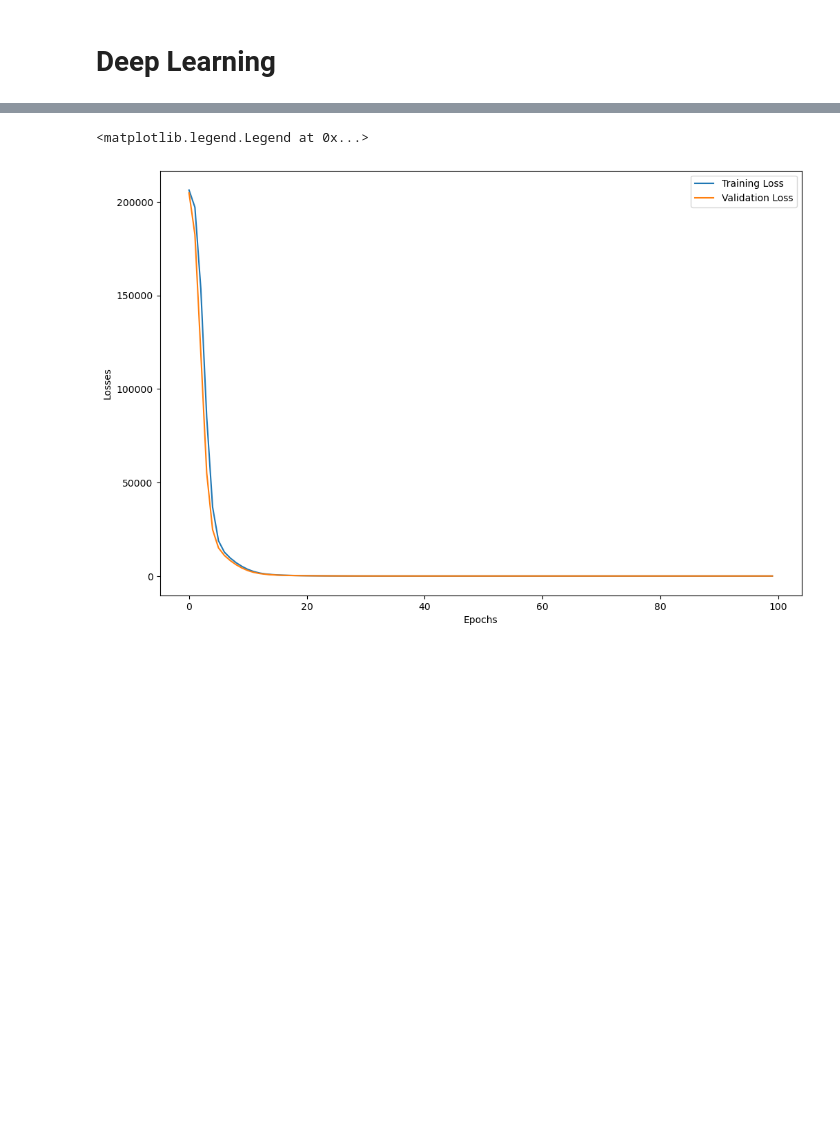
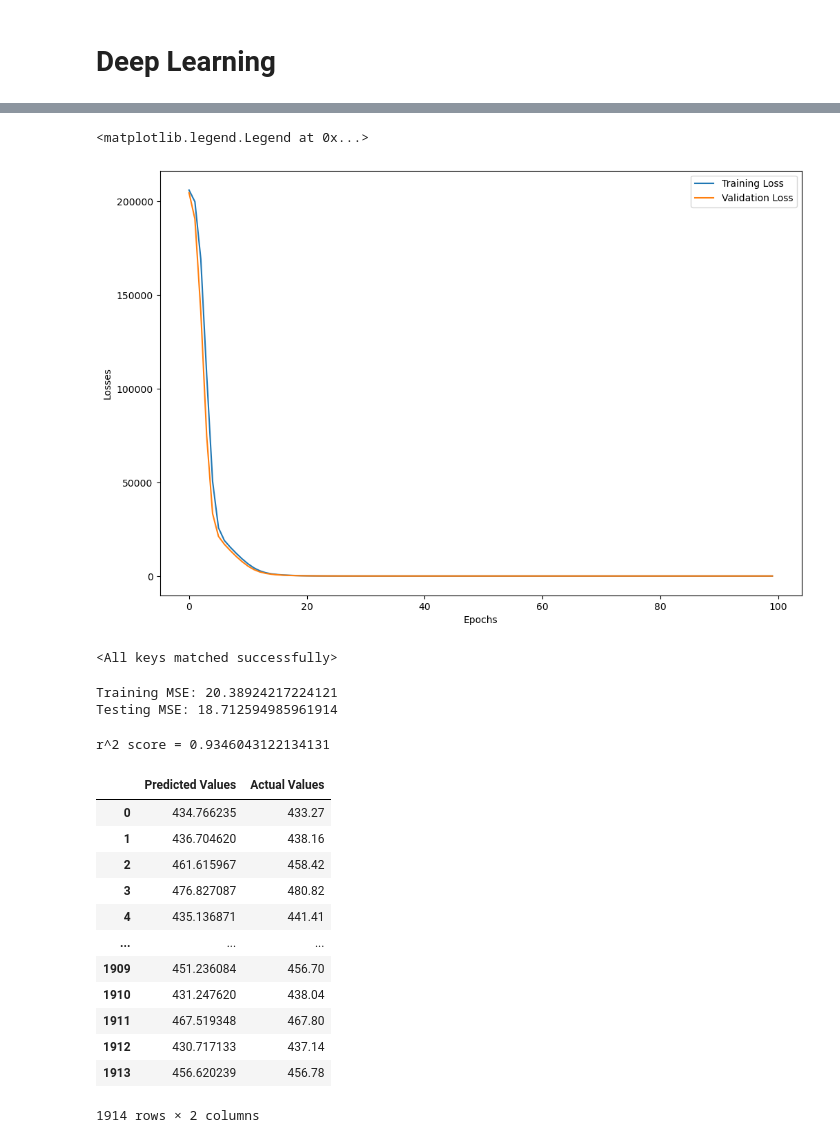
Before and after one commit to bikkey12/Deep-Learning, a Jupyter notebook: ANN_Regression.ipynb, the cells around one changed output, grey strips where cells are left out. Drawn from its saved outputs; the diff is of its cells as text; code cells hidden in the pictures; blank space fills up the shorter version.

Commit message:
Evaluation

```diff
--- a/ANN_Regression.ipynb
+++ b/ANN_Regression.ipynb
@@ -129,6 +129,8 @@ optimizer = optim.Adam(model.parameters())
 # Train the ANN
 train_losses = []
 val_losses = []
+
+best_val_loss = float("inf")
 
 epochs = 100
 
@@ -153,6 +155,7 @@ for epoch in range(epochs):
 
 
     # Validation
+    model.eval()
     running_val_loss = 0.0
 
     with torch.no_grad():  # no gradients compute
@@ -165,4 +168,8 @@ for epoch in range(epochs):
     val_losses.append(epoch_val_loss)
 
     print(f"epoch {epoch+1}/{epochs} ==> train loss = ${epoch_train_loss} & val loss = {epoch_val_loss}")
+
+    if epoch_val_loss < best_val_loss:
+        best_val_loss = epoch_val_loss
+        torch.save(model.state_dict(), "best_model.pt")  # .pt or .pth
 # %% [output]
@@ -201,4 +208,50 @@ plt.ylabel("Losses")
 plt.legend()
 # %% [output]
 <matplotlib.legend.Legend at 0x...>
-[figure, old version]
+[figure, new version]
+# %%
+# Loading the bst model
+model.load_state_dict(torch.load("best_model.pt"))
+# %% [output]
+<All keys matched successfully>
+# %%
+# Evaluation
+
+model.eval()
+with torch.no_grad():
+    train_preds = model(X_train_tensor)
+    test_preds = model(X_test_tensor)
+
+    train_mse_loss = crietrion(train_preds, y_train_tensor)
+    test_mse_loss = crietrion(test_preds, y_test_tensor)
+
+print("Training MSE:", train_mse_loss.item())
+print("Testing MSE:", test_mse_loss.item())
+# %% [output]
+Training MSE: 20.38924217224121
+Testing MSE: 18.712594985961914
+# %%
+from sklearn.metrics import r2_score
+
+print("r^2 score =", r2_score(y_test, test_preds))
+# %% [output]
+r^2 score = 0.9346043122134131
+# %%
+predicted_df = pd.DataFrame(test_preds.numpy(), columns=["Predicted Values"])
+actual_df = pd.DataFrame(y_test.values, columns=["Actual Values"])
+
+pd.concat([predicted_df, actual_df], axis=1)
+# %% [output]
+|  | Predicted Values | Actual Values |
+| 0 | 434.766235 | 433.27 |
+| 1 | 436.704620 | 438.16 |
+| 2 | 461.615967 | 458.42 |
+| 3 | 476.827087 | 480.82 |
+| 4 | 435.136871 | 441.41 |
+| ... | ... | ... |
+| 1909 | 451.236084 | 456.70 |
+| 1910 | 431.247620 | 438.04 |
+| 1911 | 467.519348 | 467.80 |
+| 1912 | 430.717133 | 437.14 |
+| 1913 | 456.620239 | 456.78 |
+1914 rows × 2 columns
```
Also changed, not shown: parts of 1 cell of this notebook, 2 other files.
